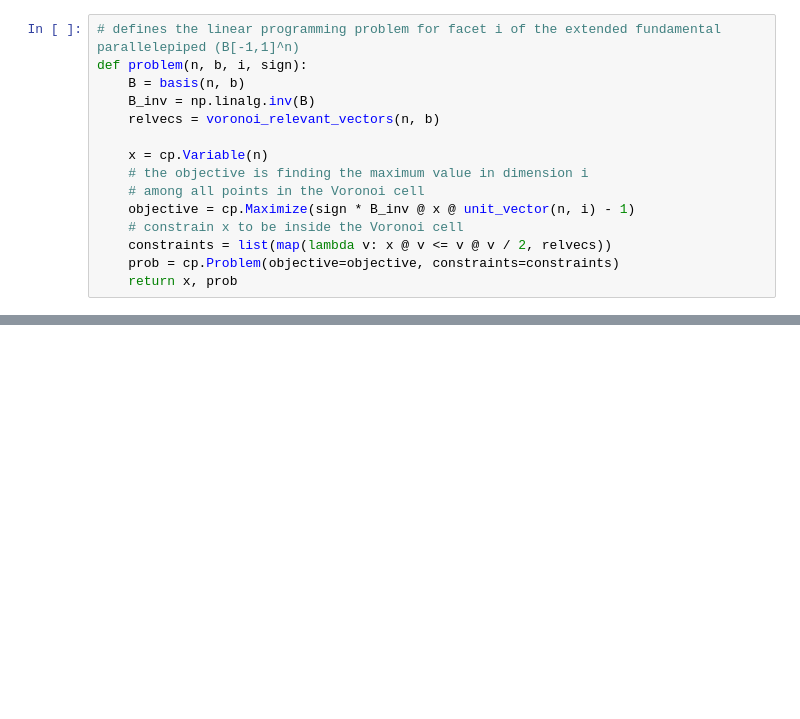
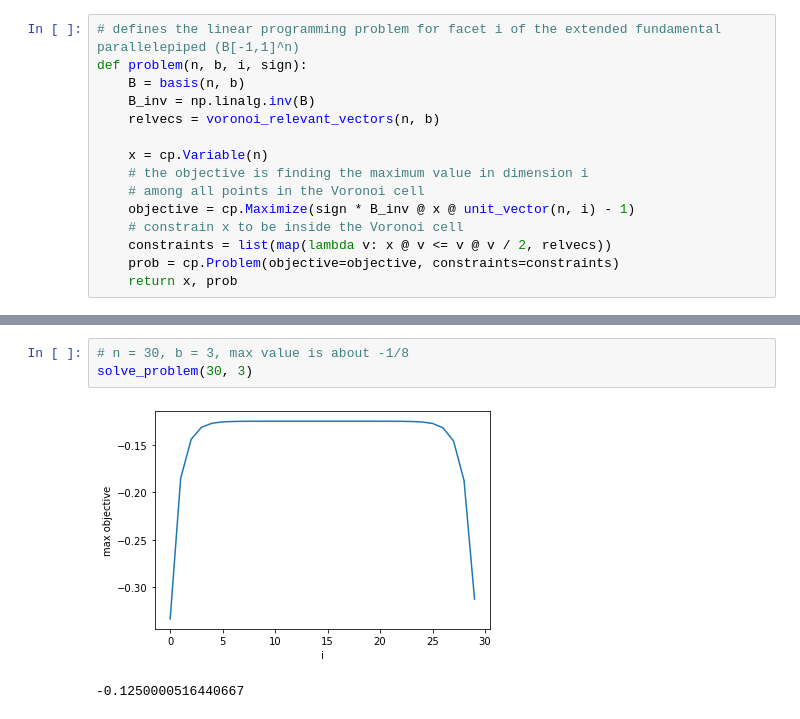
Before and after one commit to ZeframLou/gadget-lattice-cvp-notebooks, a Jupyter notebook: linear-programming.ipynb, the cells around one changed output, grey strips where cells are left out. Cells and saved outputs as stored; diff of their text form; blank space fills up the shorter version.

```diff
--- a/linear-programming.ipynb
+++ b/linear-programming.ipynb
@@ -60,0 +68,6 @@ np.max(vals)
+# %%
+# n = 30, b = 3, max value is about -1/8
+solve_problem(30, 3)
+# %% [output]
+[figure, added]
+-0.1250000516440667
```
Also changed, not shown: parts of 7 cells of this notebook.
